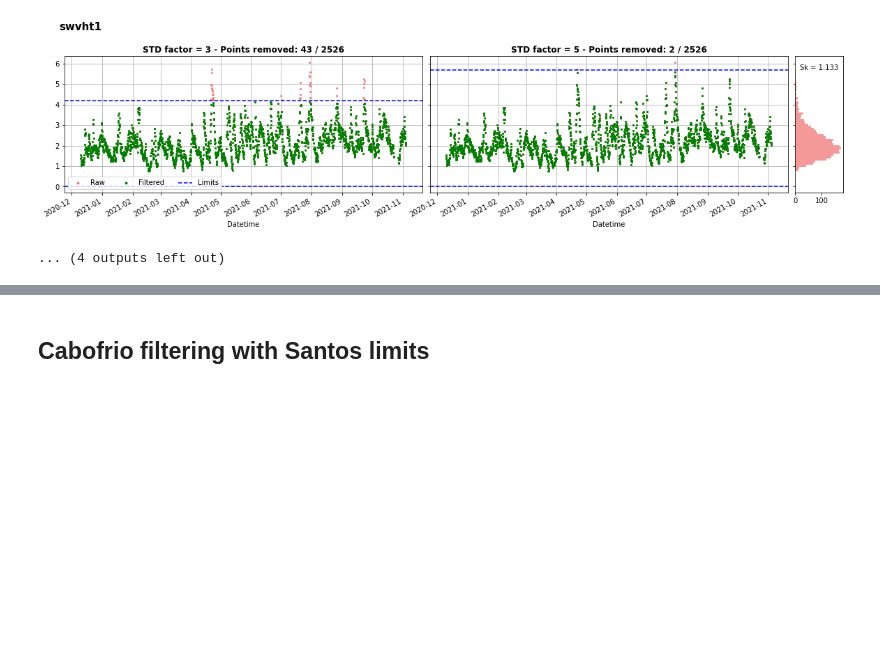
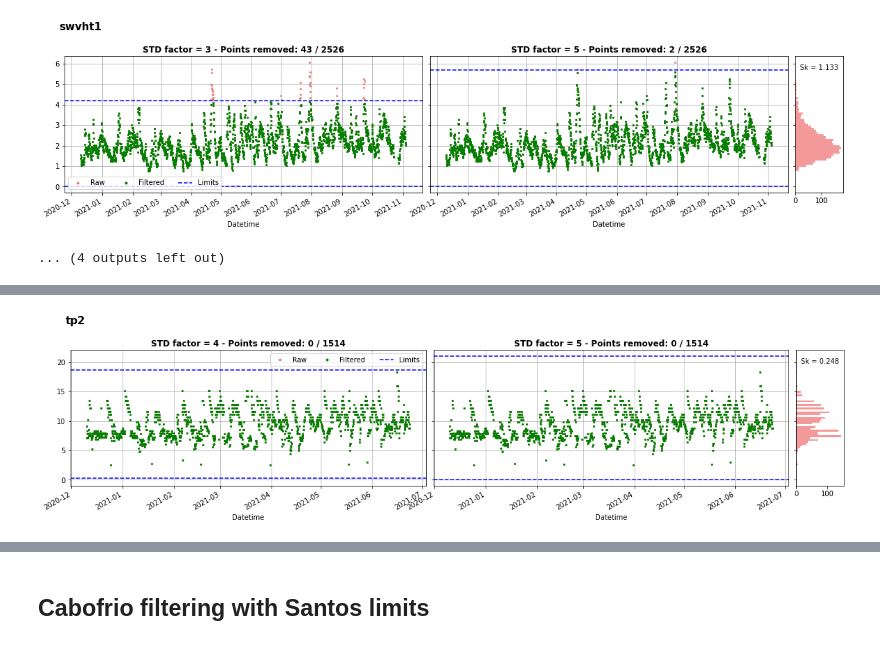
Before and after one commit to PNBOIA-Brasil/pnboia_qc, a Jupyter notebook: notebooks/outlier_limits_generation/buoys/santos_qc.ipynb, the cells around one changed output, grey strips where cells are left out. Cells and saved outputs as stored; diff of their text form; code cells hidden in the pictures; blank space fills up the shorter version.

```diff
--- a/notebooks/outlier_limits_generation/buoys/santos_qc.ipynb
+++ b/notebooks/outlier_limits_generation/buoys/santos_qc.ipynb
@@ -526,0 +533,11 @@ for param in bmosantos_notdir:
+# %%
+param = 'tp2'
+plot_comparison(factor1=4,
+                    factor2=5,
+                    data=bmosantos,
+                    limits=bmosantos_lims,
+                    buoy='bmo_santos',
+                    parameter=param)
+plt.show()
+# %% [output]
+[figure, added]
```
Also changed, not shown: parts of 7 cells of this notebook.
